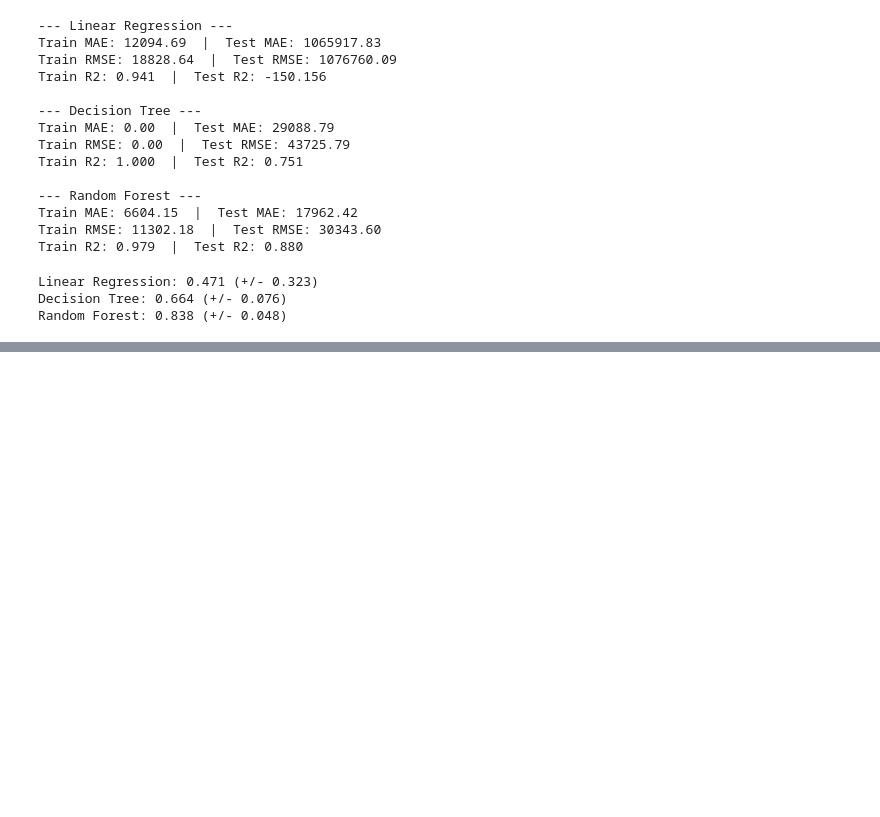
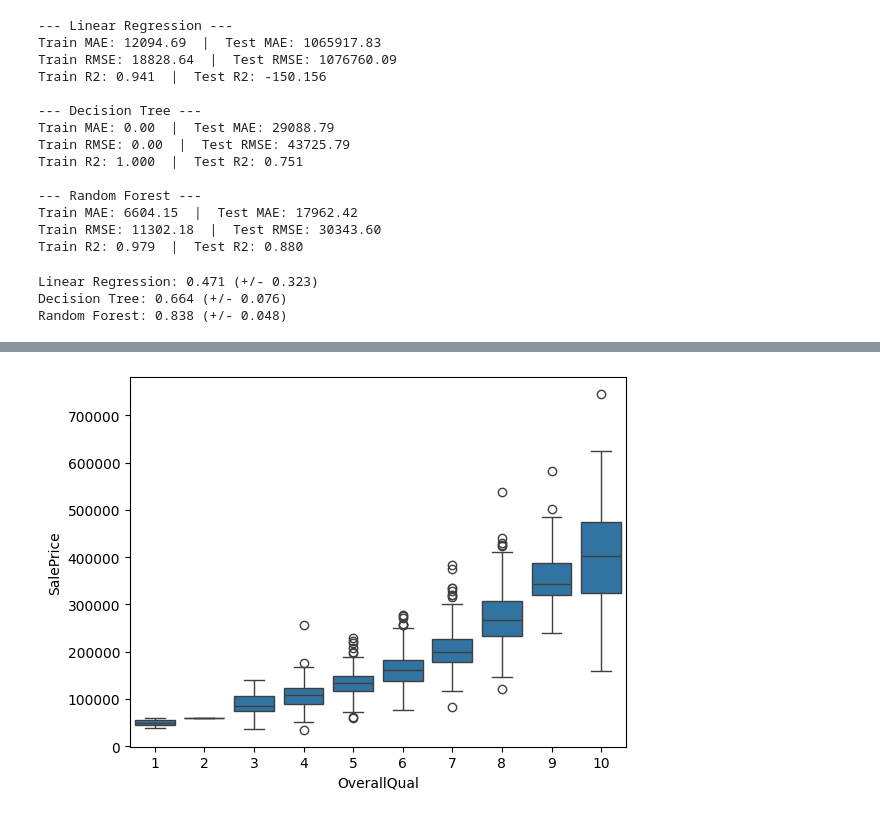
Before and after one commit to howljenkins2003-cpu/ML-journey, a Jupyter notebook: House Prices/House_price.ipynb, the cells around one changed output, grey strips where cells are left out. Drawn from its saved outputs; the diff is of its cells as text; code cells hidden in the pictures; blank space fills up the shorter version.

```diff
--- a/House Prices/House_price.ipynb
+++ b/House Prices/House_price.ipynb
@@ -173,0 +234,5 @@ Random Forest: 0.838 (+/- 0.048)
+# %%
+sns.boxplot(x = "OverallQual", y = 'SalePrice', data = viz_df)
+plt.show()
+# %% [output]
+[figure, added]
```
Also changed, not shown: parts of 7 cells of this notebook.
